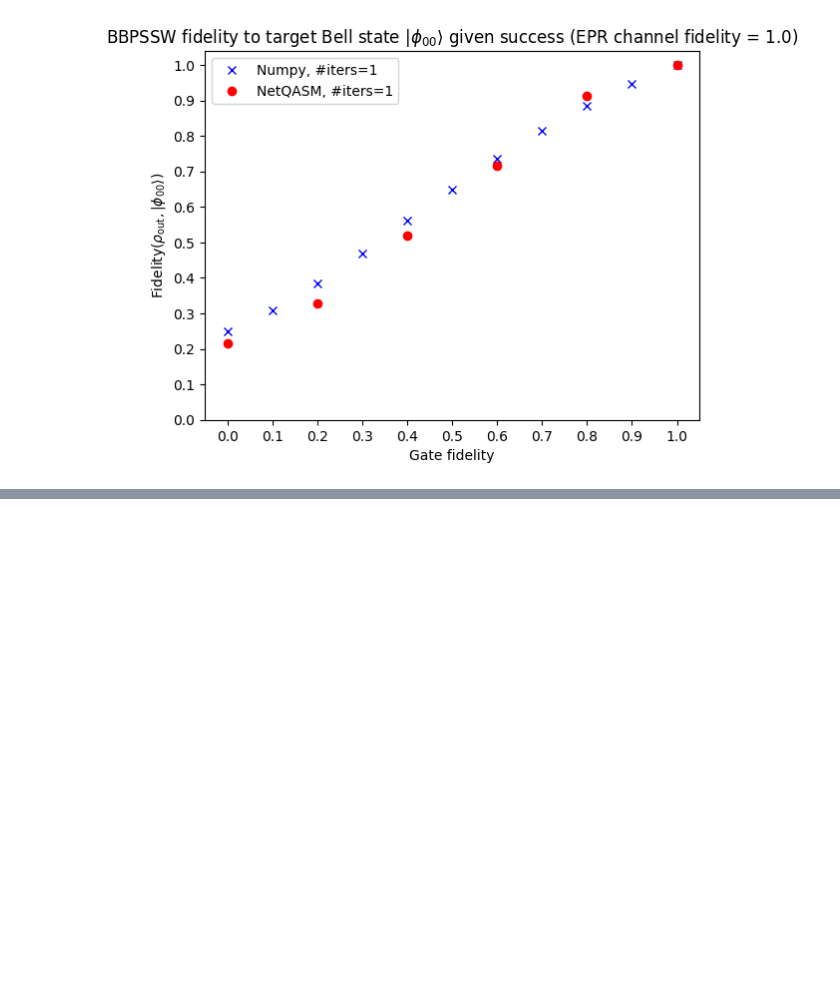
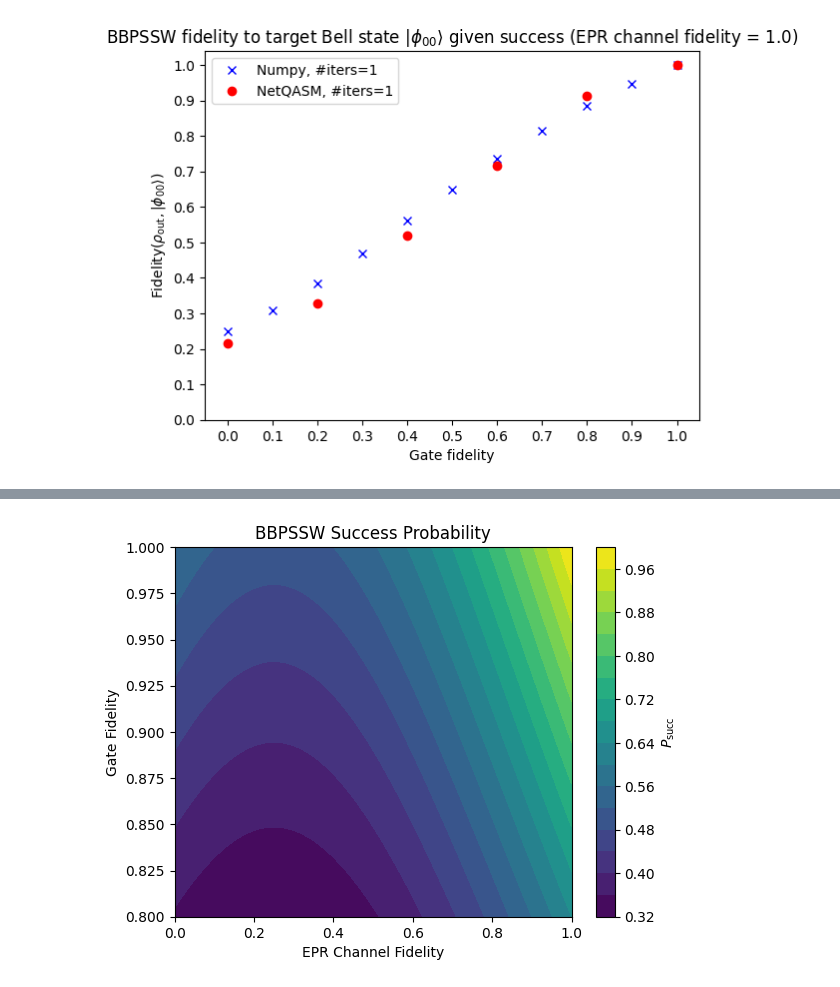
Before and after one commit to iDragos1234/CS4090, a Jupyter notebook: project/bbpssw/bbpssw_simulation.ipynb, the cells around one changed output, grey strips where cells are left out. Saved outputs shown, nothing was run; the diff lists cells and outputs as text; code cells hidden in the pictures; blank space fills up the shorter version.

```diff
--- a/project/bbpssw/bbpssw_simulation.ipynb
+++ b/project/bbpssw/bbpssw_simulation.ipynb
@@ -255,0 +382,18 @@ plt.show()
+# %%
+# Generate grid
+F_vals = np.linspace(0, 1, 100)
+p_vals = np.linspace(0.8, 1, 100)
+F_grid, p_grid = np.meshgrid(F_vals, p_vals)
+
+# Compute P_succ for all combinations
+P_succ_grid = np.vectorize(prob_succ_theory)(F_grid, p_grid)
+
+# Plot heatmap
+plt.contourf(F_grid, p_grid, P_succ_grid, levels=20, cmap='viridis')
+plt.colorbar(label=r'$P_{\text{succ}}$')
+plt.xlabel('EPR Channel Fidelity')
+plt.ylabel('Gate Fidelity')
+plt.title('BBPSSW Success Probability')
+plt.show()
+# %% [output]
+[figure, added]
```
Also changed, not shown: parts of 5 cells of this notebook, 1 other file.
